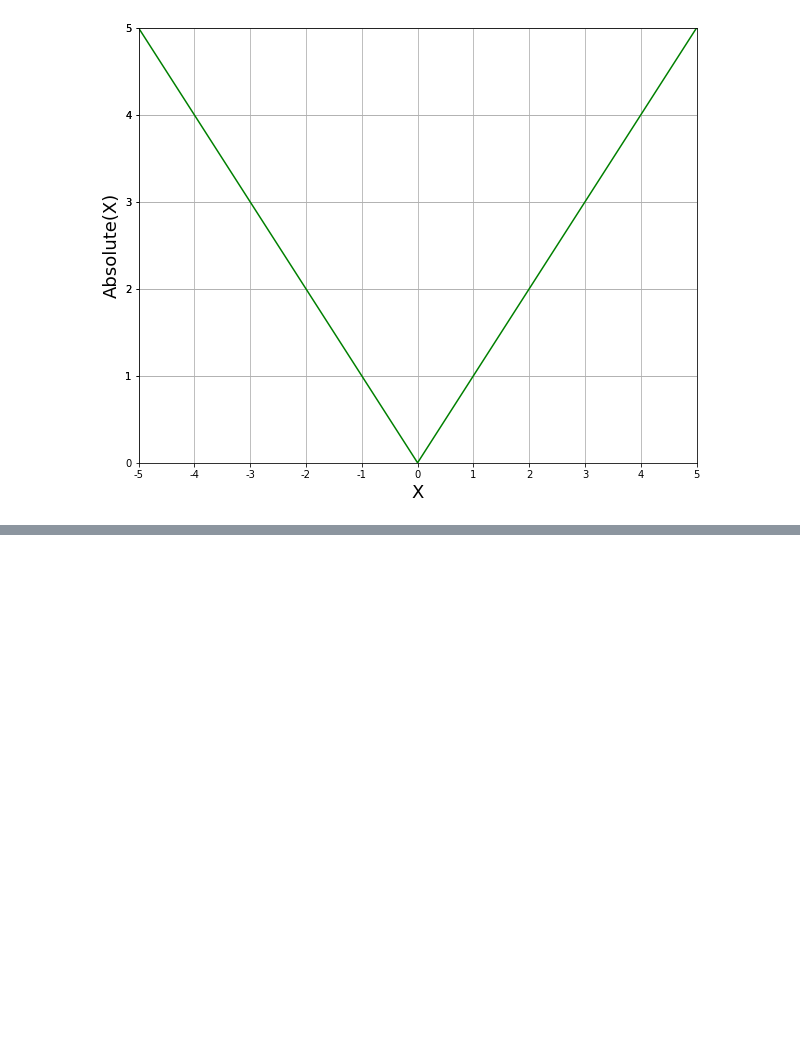
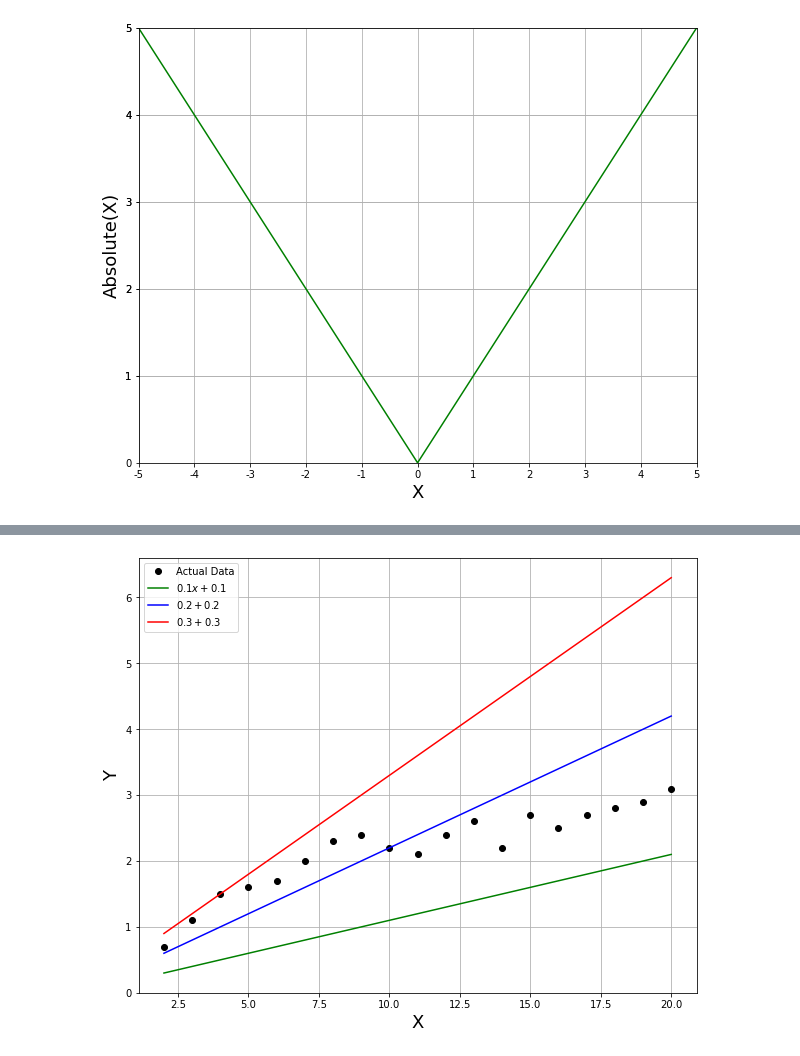
Before and after one commit to ReRiva/machine_learning_project, a Jupyter notebook: Exercises/02-modules-exercises.ipynb, the cells around one changed output, grey strips where cells are left out. Drawn from its saved outputs; the diff is of its cells as text; code cells hidden in the pictures; blank space fills up the shorter version.

```diff
--- a/Exercises/02-modules-exercises.ipynb
+++ b/Exercises/02-modules-exercises.ipynb
@@ -48,0 +65,32 @@ Reference: https://www.bradthiessen.com/html5/docs/ols.pdf - Page 4
+# %%
+x = [2.0, 3.0, 4.0, 5.0, 6.0, 7.0, 8.0, 9.0, 10.0, 11.0, 12.0, 13.0, 14.0, 15.0, 16.0, 17.0, 18.0, 19.0, 20.0]
+y = [0.7, 1.1, 1.5, 1.6, 1.7, 2.0, 2.3, 2.4, 2.2, 2.1, 2.4, 2.6, 2.2, 2.7, 2.5, 2.7, 2.8, 2.9, 3.1]
+
+#Converting to Numpy arrays to use in the calculations bellow
+x = np.array(x)
+y = np.array(y)
+
+
+#Actual values of X and Y
+
+plt.rcParams['figure.figsize'] = (10, 8)
+plt.plot(x,y,"ko", label=r"Actual Data")
+plt.xlabel("X", size="18")
+plt.ylabel("Y", size="18")
+plt.grid()
+
+#Setting the limit of the plot so the last value of Y and X is the end of the plot
+
+
+
+#Plotting different lines to to try to find the best one
+
+plt.plot(x,(0.1 * x)+ 0.1,"g-", label=r"$0.1x + 0.1$")
+plt.plot(x,(0.2 * x)+ 0.2,"b-", label=r"$0.2x + 0.2$")
+plt.plot(x,(0.3 * x)+ 0.3,"r-", label=r"$0.3x + 0.3$")
+
+plt.legend()
+
+plt.show()
+# %% [output]
+[figure, added]
```
Also changed, not shown: parts of 9 cells of this notebook.
